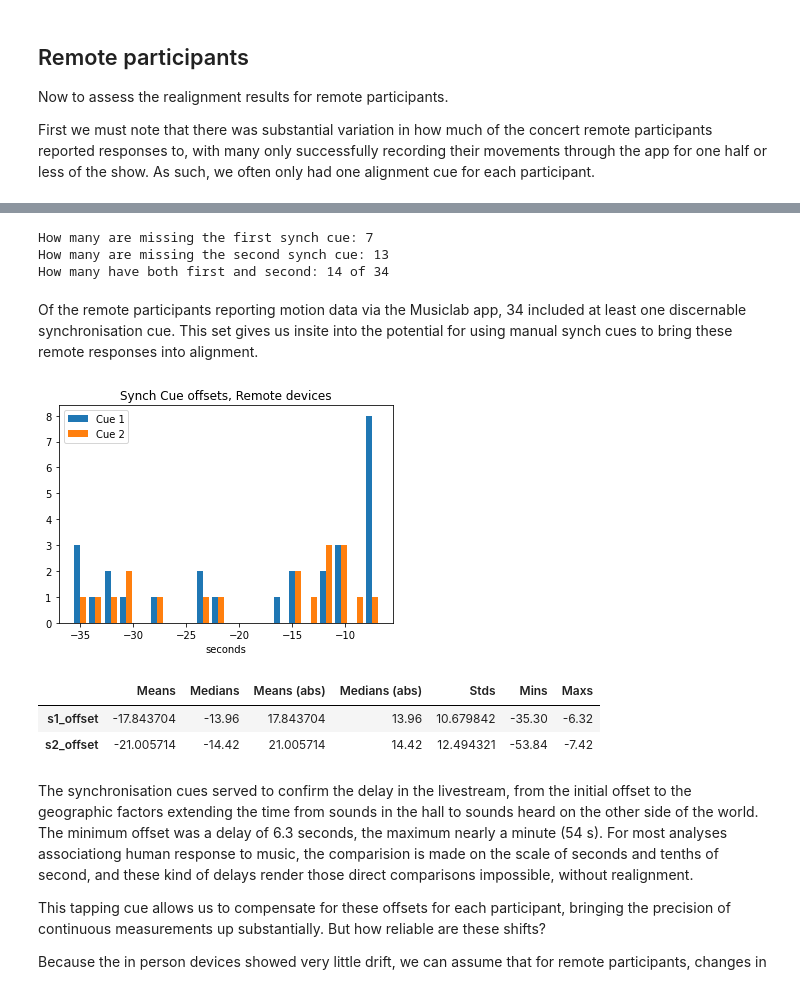
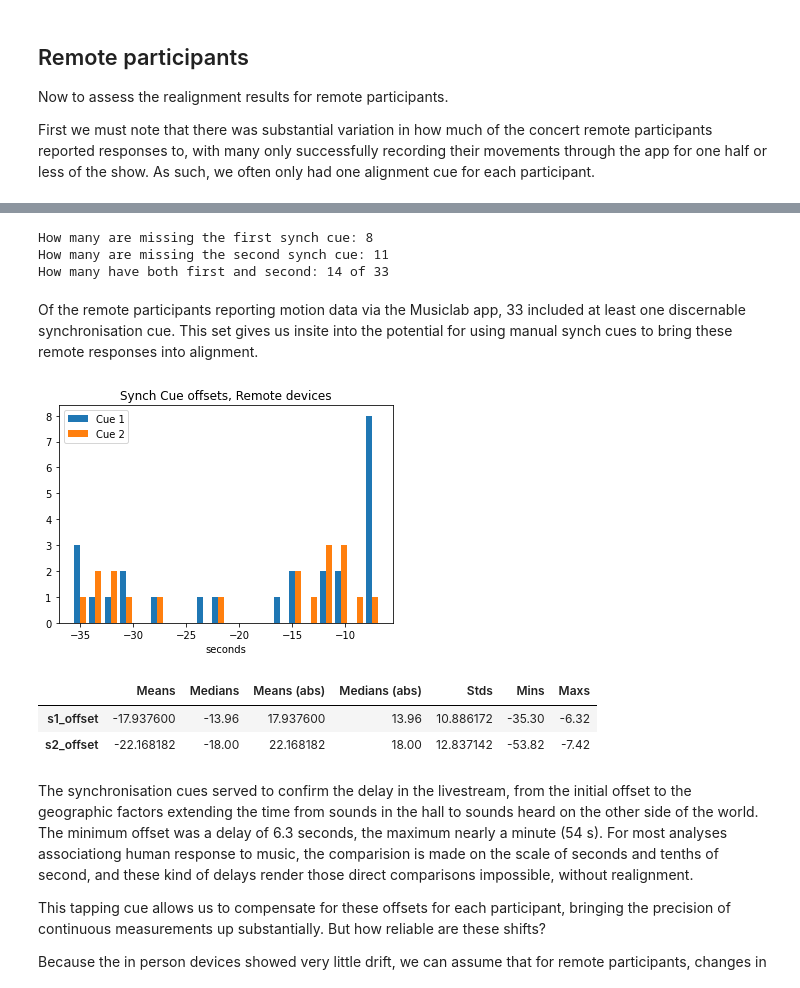
Before and after one commit to finn42/MusicLabCopenhegan_MotionAlignment, a Jupyter notebook: Alignment_Describe.ipynb, the cells around one changed output, grey strips where cells are left out. Saved outputs shown, nothing was run; the diff lists cells and outputs as text; code cells hidden in the pictures.

```diff
--- a/Alignment_Describe.ipynb
+++ b/Alignment_Describe.ipynb
@@ -616,6 +648,6 @@ Now to assess the realignment results for remote participants.
 
 First we must note that there was substantial variation in how much of the concert remote participants reported responses to, with many only successfully recording their movements through the app for one half or less of the show. As such, we often only had one alignment cue for each participant.
 # %%
-Synchs = pd.read_csv(time_data_folder + 'Rem_synchs.csv')
+Synchs = pd.read_csv('Rem_synchs_aligned.csv')
 Synchs.loc[:5]
 # %% [output]
@@ -633,43 +665,43 @@ print('How many are missing the first synch cue: ' + str((Synchs["s1_offset"]).i
 print('How many are missing the second synch cue: ' + str((Synchs["s2_offset"]).isna().sum()))
 print('How many have both first and second: ' + str(len(Synchs) - (Synchs["s1_offset"] + Synchs["s2_offset"]).isna().sum()) + ' of ' + str(len(Synchs)))
 # %% [output]
-How many are missing the first synch cue: 7
-How many are missing the second synch cue: 13
-How many have both first and second: 14 of 34
+How many are missing the first synch cue: 8
+How many are missing the second synch cue: 11
+How many have both first and second: 14 of 33
 # %% [markdown]
-Of the remote participants reporting motion data via the Musiclab app, 34 included at least one discernable synchronisation cue. This set gives us insite into the potential for using manual synch cues to bring these remote responses into alignment.
+Of the remote participants reporting motion data via the Musiclab app, 33 included at least one discernable synchronisation cue. This set gives us insite into the potential for using manual synch cues to bring these remote responses into alignment.
 # %%
 align_stats = pd.DataFrame()
 align_stats['Means'] = Synchs.mean()
 align_stats['Medians'] = Synchs.median()
 align_stats['Means (abs)'] = Synchs.abs().mean()
 align_stats['Medians (abs)'] = Synchs.abs().median()
-align_stats['Stds'] = Synchs.std()
+align_stats['Stds'] = Synchs.abs().std()
 align_stats['Mins'] = Synchs.min()
 align_stats['Maxs'] = Synchs.max()
 
 fig, ax = plt.subplots()
 A = Synchs['s1_offset'].values
 a_heights, a_bins = np.histogram(A[~np.isnan(A)],bins = 20)
 A = Synchs['s2_offset'].values
 b_heights, b_bins = np.histogram(A[~np.isnan(A)], bins=a_bins)
 
 width = (a_bins[1] - a_bins[0])/2.5
 
 ax.bar(a_bins[:-1], a_heights, width=width,label='Cue 1')
 ax.bar(b_bins[:-1]+width, b_heights, width=width,label='Cue 2')
 plt.legend()
 plt.xlabel('seconds')
 plt.title('Synch Cue offsets, Remote devices')
 plt.savefig('Offsets_distributions_Remote.png',dpi=300)
 plt.show()
 
 align_stats.loc[['s1_offset','s2_offset'],:]
 # %% [output]
-[figure, old version]
+[figure, new version]
 |  | Means | Medians | Means (abs) | Medians (abs) | Stds | Mins | Maxs |
-| s1_offset | -17.843704 | -13.96 | 17.843704 | 13.96 | 10.679842 | -35.30 | -6.32 |
-| s2_offset | -21.005714 | -14.42 | 21.005714 | 14.42 | 12.494321 | -53.84 | -7.42 |
+| s1_offset | -17.937600 | -13.96 | 17.937600 | 13.96 | 10.886172 | -35.30 | -6.32 |
+| s2_offset | -22.168182 | -18.00 | 22.168182 | 18.00 | 12.837142 | -53.82 | -7.42 |
 # %% [markdown]
 The synchronisation cues served to confirm the delay in the livestream, from the initial offset to the geographic factors extending the time from sounds in the hall to sounds heard on the other side of the world. The minimum offset was a delay of 6.3 seconds, the maximum nearly a minute (54 s). For most analyses associationg human response to music, the comparision is made on the scale of seconds and tenths of second, and these kind of delays render those direct comparisons impossible, without realignment.
 
```
Also changed, not shown: parts of 36 cells of this notebook, 20 other files.
